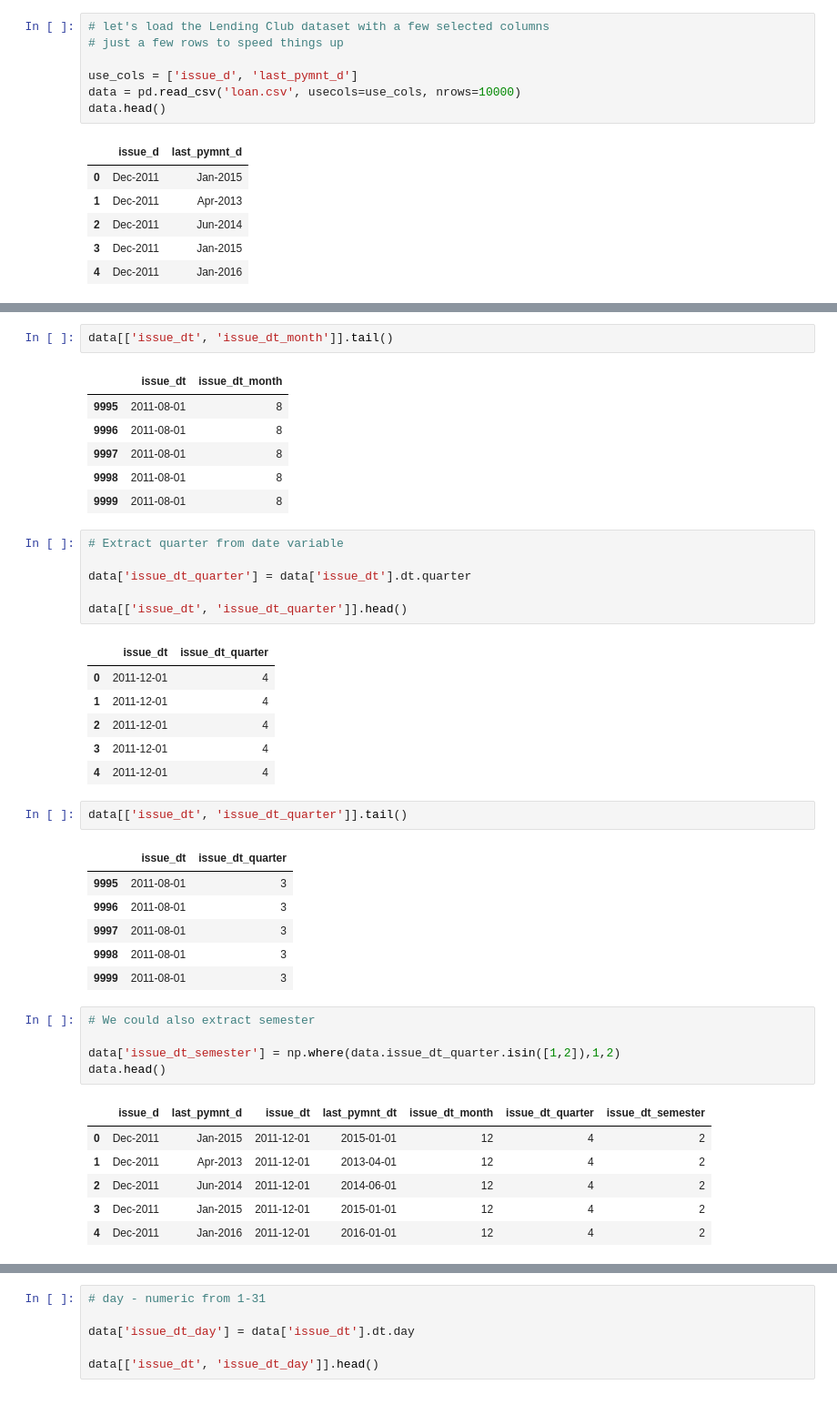
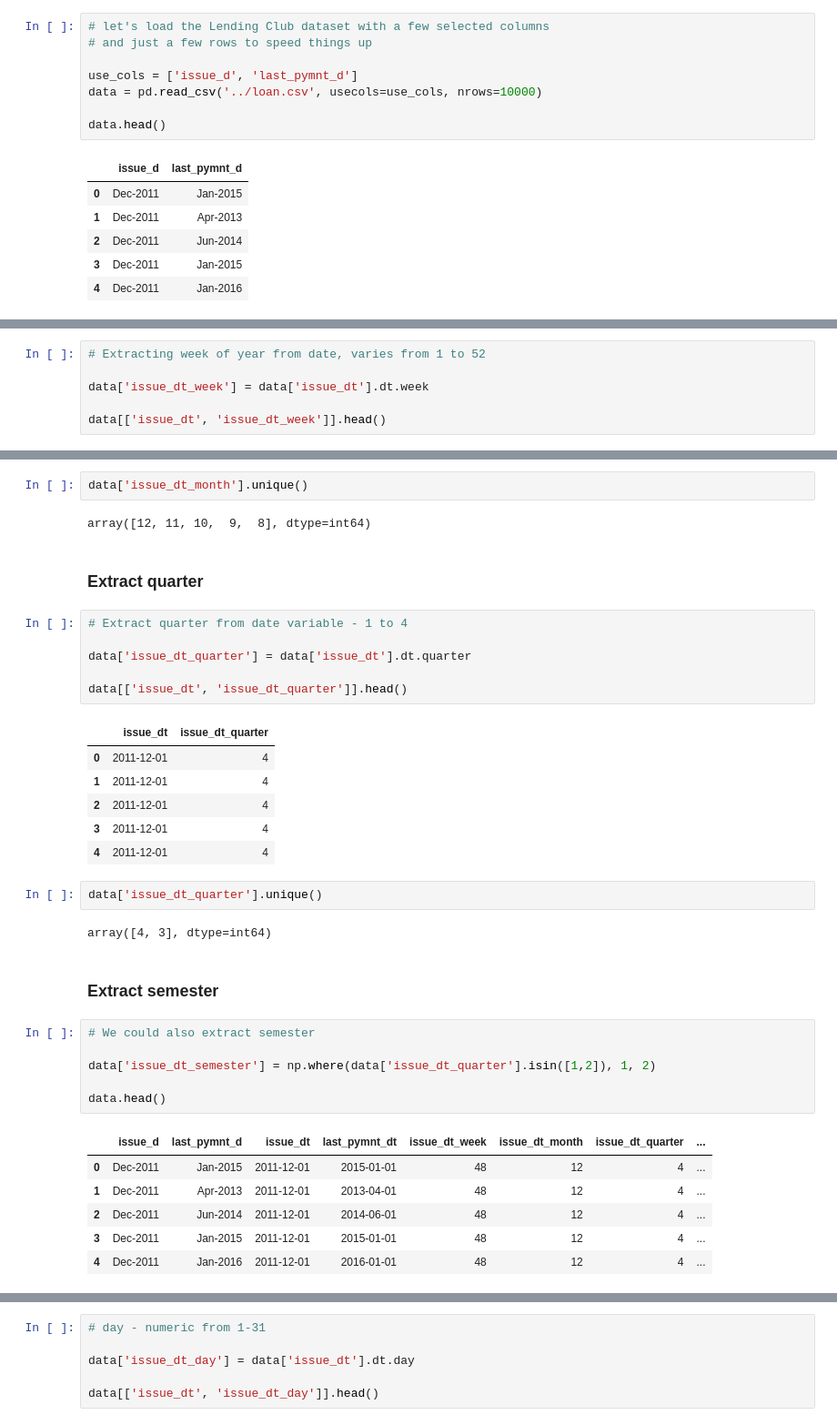
Before and after one commit to solegalli/feature-engineering-for-machine-learning, a Jupyter notebook: Section-12-Engineering-Date-Time/12.01_Engineering_dates.ipynb, the cells around one changed output, grey strips where cells are left out. Shown: that part at 91% size. Drawn from its saved outputs; the diff is of its cells as text.

```diff
--- a/Section-12-Engineering-Date-Time/11.1_Engineering_dates.ipynb
+++ b/Section-12-Engineering-Date-Time/12.01_Engineering_dates.ipynb
@@ -36,10 +28,11 @@ import numpy as np
 import datetime
 # %%
 # let's load the Lending Club dataset with a few selected columns
-# just a few rows to speed things up
+# and just a few rows to speed things up
 
 use_cols = ['issue_d', 'last_pymnt_d']
-data = pd.read_csv('loan.csv', usecols=use_cols, nrows=10000)
+data = pd.read_csv('../loan.csv', usecols=use_cols, nrows=10000)
+
 data.head()
 # %% [output]
 |  | issue_d | last_pymnt_d |
@@ -64,0 +60,6 @@ data[['issue_d','issue_dt','last_pymnt_d', 'last_pymnt_dt']].head()
+# %%
+# Extracting week of year from date, varies from 1 to 52
+
+data['issue_dt_week'] = data['issue_dt'].dt.week
+
+data[['issue_dt', 'issue_dt_week']].head()
@@ -76,16 +90,13 @@ data[['issue_dt', 'issue_dt_month']].head()
 | 3 | 2011-12-01 | 12 |
 | 4 | 2011-12-01 | 12 |
 # %%
-data[['issue_dt', 'issue_dt_month']].tail()
+data['issue_dt_month'].unique()
 # %% [output]
-|  | issue_dt | issue_dt_month |
-| 9995 | 2011-08-01 | 8 |
-| 9996 | 2011-08-01 | 8 |
-| 9997 | 2011-08-01 | 8 |
-| 9998 | 2011-08-01 | 8 |
-| 9999 | 2011-08-01 | 8 |
+array([12, 11, 10,  9,  8], dtype=int64)
+# %% [markdown]
+### Extract quarter
 # %%
-# Extract quarter from date variable
+# Extract quarter from date variable - 1 to 4
 
 data['issue_dt_quarter'] = data['issue_dt'].dt.quarter
 
@@ -98,23 +109,21 @@ data[['issue_dt', 'issue_dt_quarter']].head()
 | 3 | 2011-12-01 | 4 |
 | 4 | 2011-12-01 | 4 |
 # %%
-data[['issue_dt', 'issue_dt_quarter']].tail()
+data['issue_dt_quarter'].unique()
 # %% [output]
-|  | issue_dt | issue_dt_quarter |
-| 9995 | 2011-08-01 | 3 |
-| 9996 | 2011-08-01 | 3 |
-| 9997 | 2011-08-01 | 3 |
-| 9998 | 2011-08-01 | 3 |
-| 9999 | 2011-08-01 | 3 |
+array([4, 3], dtype=int64)
+# %% [markdown]
+### Extract semester
 # %%
 # We could also extract semester
 
-data['issue_dt_semester'] = np.where(data.issue_dt_quarter.isin([1,2]),1,2)
+data['issue_dt_semester'] = np.where(data['issue_dt_quarter'].isin([1,2]), 1, 2)
+
 data.head()
 # %% [output]
-|  | issue_d | last_pymnt_d | issue_dt | last_pymnt_dt | issue_dt_month | issue_dt_quarter | issue_dt_semester |
-| 0 | Dec-2011 | Jan-2015 | 2011-12-01 | 2015-01-01 | 12 | 4 | 2 |
-| 1 | Dec-2011 | Apr-2013 | 2011-12-01 | 2013-04-01 | 12 | 4 | 2 |
-| 2 | Dec-2011 | Jun-2014 | 2011-12-01 | 2014-06-01 | 12 | 4 | 2 |
-| 3 | Dec-2011 | Jan-2015 | 2011-12-01 | 2015-01-01 | 12 | 4 | 2 |
-| 4 | Dec-2011 | Jan-2016 | 2011-12-01 | 2016-01-01 | 12 | 4 | 2 |
+|  | issue_d | last_pymnt_d | issue_dt | last_pymnt_dt | issue_dt_week | issue_dt_month | issue_dt_quarter | ... |
+| 0 | Dec-2011 | Jan-2015 | 2011-12-01 | 2015-01-01 | 48 | 12 | 4 | ... |
+| 1 | Dec-2011 | Apr-2013 | 2011-12-01 | 2013-04-01 | 48 | 12 | 4 | ... |
+| 2 | Dec-2011 | Jun-2014 | 2011-12-01 | 2014-06-01 | 48 | 12 | 4 | ... |
+| 3 | Dec-2011 | Jan-2015 | 2011-12-01 | 2015-01-01 | 48 | 12 | 4 | ... |
+| 4 | Dec-2011 | Jan-2016 | 2011-12-01 | 2016-01-01 | 48 | 12 | 4 | ... |
```
Also changed, not shown: parts of 26 cells of this notebook, 27 other files.
